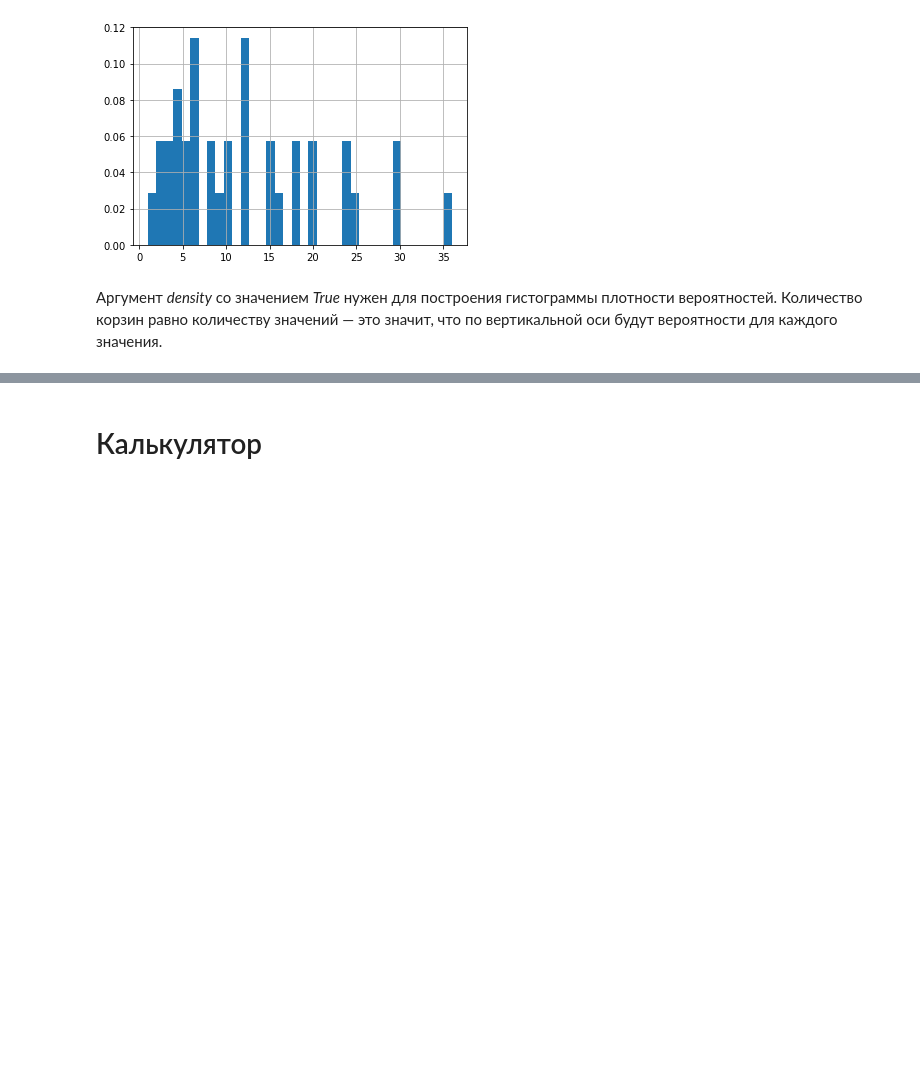
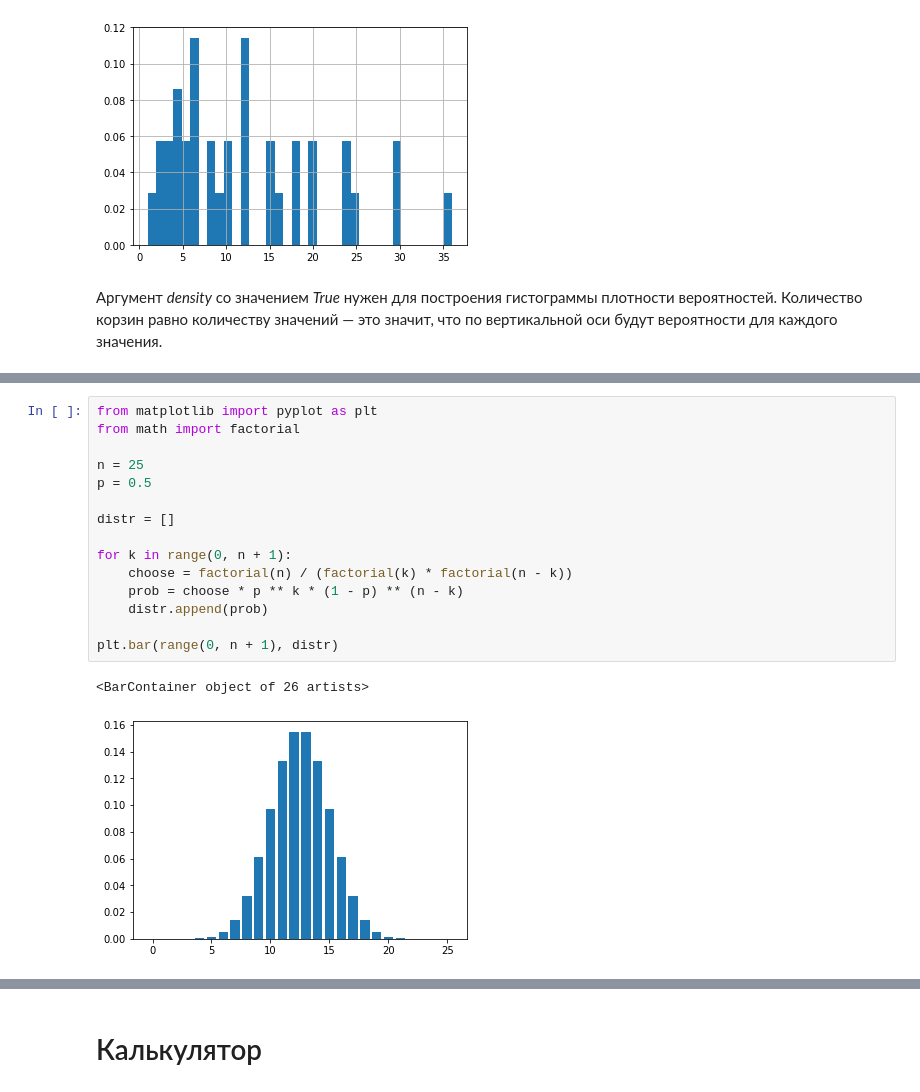
Before and after one commit to arigatory/ds_finals, a Jupyter notebook: Notes/Abstract.ipynb, the cells around one changed output, grey strips where cells are left out. Saved outputs shown, nothing was run; the diff lists cells and outputs as text; blank space fills up the shorter version.

```diff
--- a/Notes/Abstract.ipynb
+++ b/Notes/Abstract.ipynb
@@ -125,0 +193,18 @@ x.hist(density=True, bins=36)
+# %%
+from matplotlib import pyplot as plt
+from math import factorial
+
+n = 25
+p = 0.5
+
+distr = []
+
+for k in range(0, n + 1):
+    choose = factorial(n) / (factorial(k) * factorial(n - k))
+    prob = choose * p ** k * (1 - p) ** (n - k)
+    distr.append(prob)
+
+plt.bar(range(0, n + 1), distr)
+# %% [output]
+<BarContainer object of 26 artists>
+[figure, added]
```
Also changed, not shown: parts of 14 cells of this notebook.
